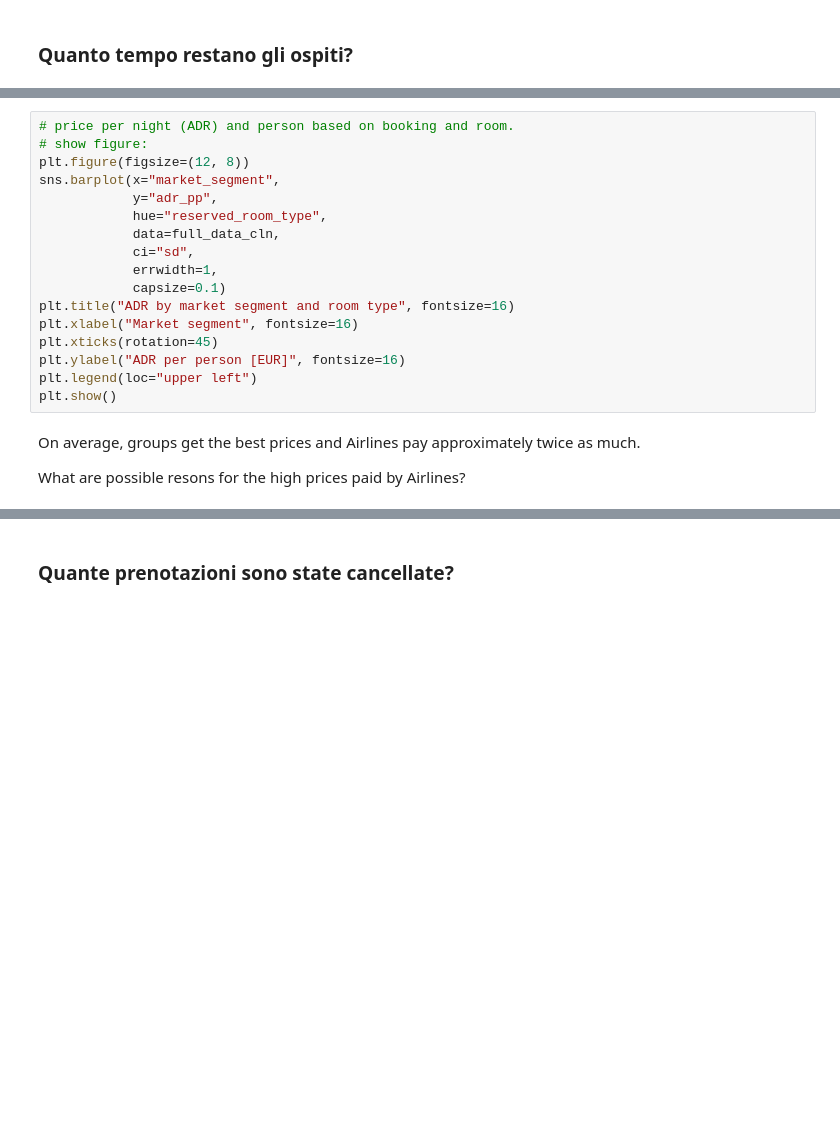
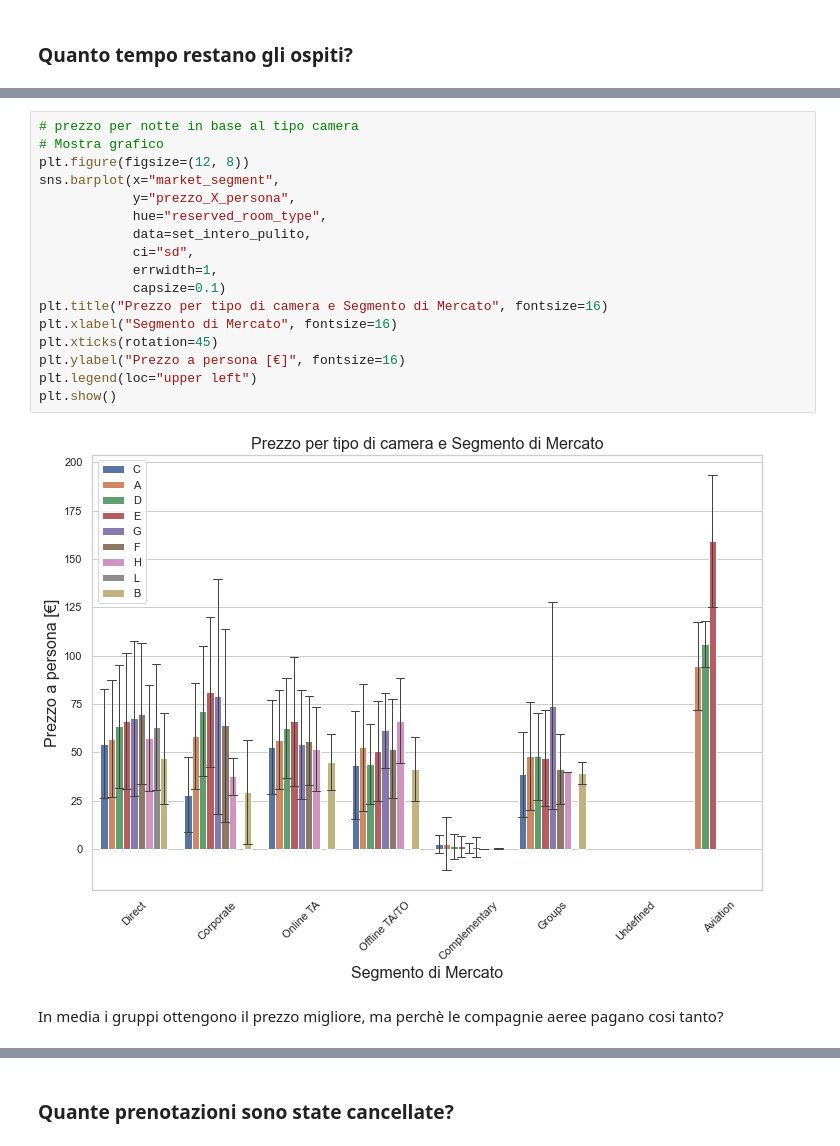
Before and after one commit to davidemaggi/ML-Hotel-Booking, a Jupyter notebook: Cancellation/AED Prenotazioni e previsione delle cancellazioni.ipynb, the cells around one changed output, grey strips where cells are left out. Cells and saved outputs as stored; diff of their text form; blank space fills up the shorter version.

```diff
--- a/Cancellation/AED Prenotazioni e previsione delle cancellazioni.ipynb
+++ b/Cancellation/AED Prenotazioni e previsione delle cancellazioni.ipynb
@@ -386,22 +394,22 @@ fig.show()
 # %%
-# price per night (ADR) and person based on booking and room.
-# show figure:
+# prezzo per notte in base al tipo camera
+# Mostra grafico
 plt.figure(figsize=(12, 8))
 sns.barplot(x="market_segment",
-            y="adr_pp",
+            y="prezzo_X_persona",
             hue="reserved_room_type",
-            data=full_data_cln,
+            data=set_intero_pulito,
             ci="sd",
             errwidth=1,
             capsize=0.1)
-plt.title("ADR by market segment and room type", fontsize=16)
-plt.xlabel("Market segment", fontsize=16)
+plt.title("Prezzo per tipo di camera e Segmento di Mercato", fontsize=16)
+plt.xlabel("Segmento di Mercato", fontsize=16)
 plt.xticks(rotation=45)
-plt.ylabel("ADR per person [EUR]", fontsize=16)
+plt.ylabel("Prezzo a persona [€]", fontsize=16)
 plt.legend(loc="upper left")
 plt.show()
+# %% [output]
+[figure, added]
-# %% [markdown]
-On average, groups get the best prices and Airlines pay approximately twice as much.
-
-What are possible resons for the high prices paid by Airlines?
+# %% [markdown]
+In media i gruppi ottengono il prezzo migliore, ma perchè le compagnie aeree pagano cosi tanto?
 # %%
```
Also changed, not shown: parts of 29 cells of this notebook.
